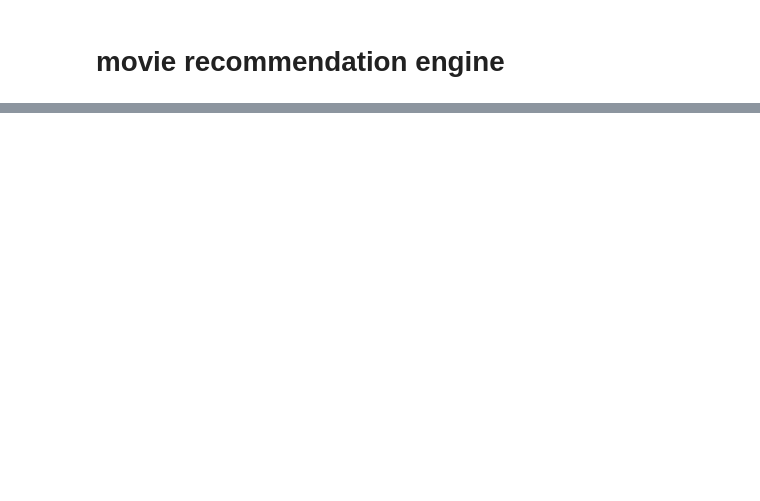
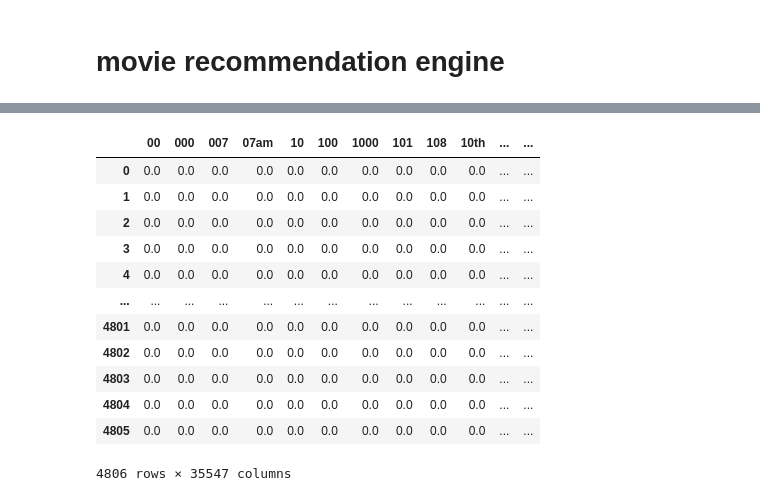
Before and after one commit to Adigit/machine_learning, a Jupyter notebook: april_23_online_shopping.ipynb, the cells around one changed output, grey strips where cells are left out. Cells and saved outputs as stored; diff of their text form; code cells hidden in the pictures; blank space fills up the shorter version.

Commit message:
Movie recommendation Engine

```diff
--- a/april_23_online_shopping.ipynb
+++ b/april_23_online_shopping.ipynb
@@ -1031,0 +1323,4 @@ data=pd.read_csv("movies_dataset.csv")
+# %%
+tfidf = TfidfVectorizer(stop_words='english')
+# %%
+overview_matrix = tfidf.fit_transform(movies_df['tags'])
@@ -1031,0 +1336,2 @@ data=pd.read_csv("movies_dataset.csv")
+# %%
+count_array = overview_matrix.toarray()
@@ -1031,0 +1348,18 @@ data=pd.read_csv("movies_dataset.csv")
+# %%
+overview_matrix_df=pd.DataFrame(count_array, columns=tfidf.get_feature_names_out())
+# %%
+overview_matrix_df
+# %% [output]
+|  | 00 | 000 | 007 | 07am | 10 | 100 | 1000 | 101 | 108 | 10th | ... | ... |
+| 0 | 0.0 | 0.0 | 0.0 | 0.0 | 0.0 | 0.0 | 0.0 | 0.0 | 0.0 | 0.0 | ... | ... |
+| 1 | 0.0 | 0.0 | 0.0 | 0.0 | 0.0 | 0.0 | 0.0 | 0.0 | 0.0 | 0.0 | ... | ... |
+| 2 | 0.0 | 0.0 | 0.0 | 0.0 | 0.0 | 0.0 | 0.0 | 0.0 | 0.0 | 0.0 | ... | ... |
+| 3 | 0.0 | 0.0 | 0.0 | 0.0 | 0.0 | 0.0 | 0.0 | 0.0 | 0.0 | 0.0 | ... | ... |
+| 4 | 0.0 | 0.0 | 0.0 | 0.0 | 0.0 | 0.0 | 0.0 | 0.0 | 0.0 | 0.0 | ... | ... |
+| ... | ... | ... | ... | ... | ... | ... | ... | ... | ... | ... | ... | ... |
+| 4801 | 0.0 | 0.0 | 0.0 | 0.0 | 0.0 | 0.0 | 0.0 | 0.0 | 0.0 | 0.0 | ... | ... |
+| 4802 | 0.0 | 0.0 | 0.0 | 0.0 | 0.0 | 0.0 | 0.0 | 0.0 | 0.0 | 0.0 | ... | ... |
+| 4803 | 0.0 | 0.0 | 0.0 | 0.0 | 0.0 | 0.0 | 0.0 | 0.0 | 0.0 | 0.0 | ... | ... |
+| 4804 | 0.0 | 0.0 | 0.0 | 0.0 | 0.0 | 0.0 | 0.0 | 0.0 | 0.0 | 0.0 | ... | ... |
+| 4805 | 0.0 | 0.0 | 0.0 | 0.0 | 0.0 | 0.0 | 0.0 | 0.0 | 0.0 | 0.0 | ... | ... |
+4806 rows × 35547 columns
```
Also changed, not shown: parts of 67 cells of this notebook.
